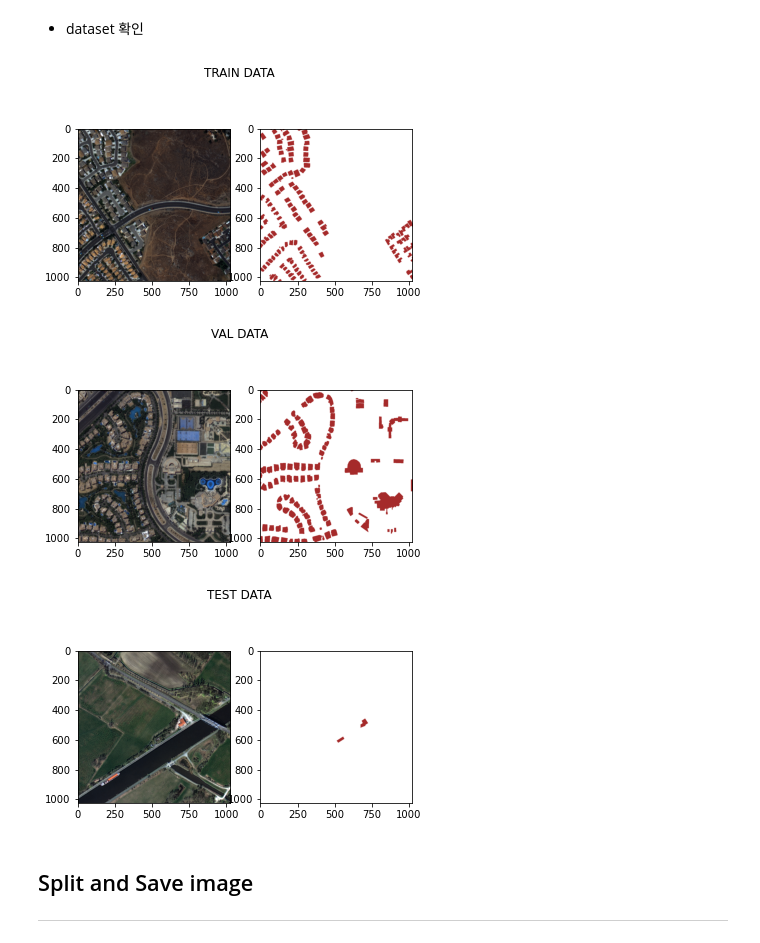
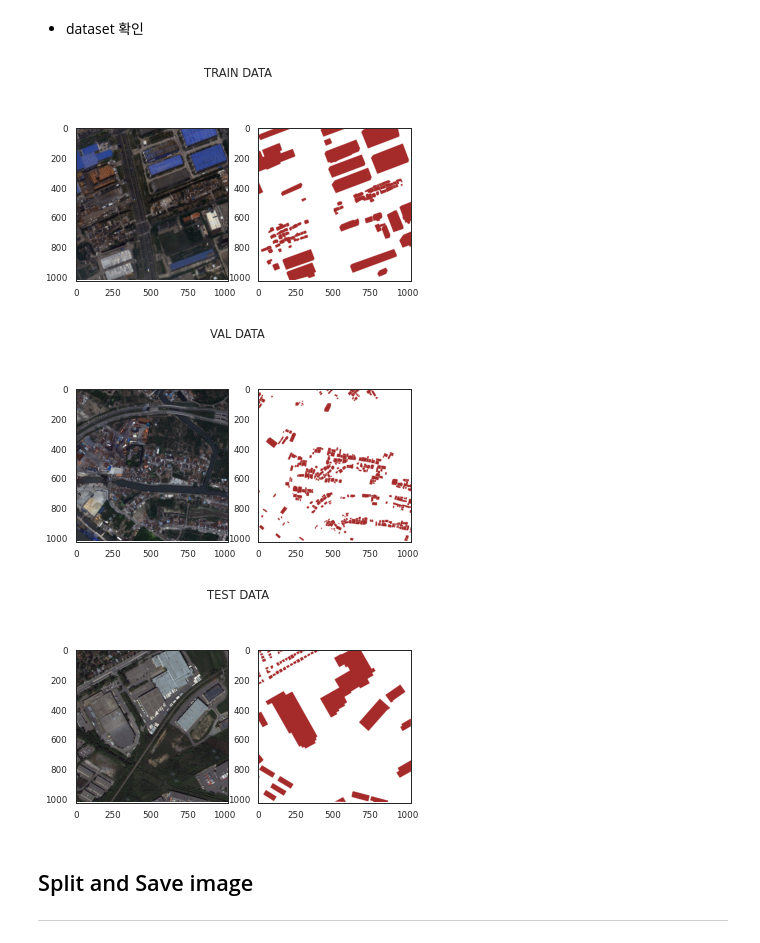
Before and after one commit to AIFFEL-FREESIA/Model, a Jupyter notebook: E3_6_Unet_building_hdf5.ipynb, the cells around one changed output. Saved outputs shown, nothing was run; the diff lists cells and outputs as text; code cells hidden in the pictures.

```diff
--- a/E3_6_Unet_building_hdf5.ipynb
+++ b/E3_6_Unet_building_hdf5.ipynb
@@ -15,9 +18,6 @@ import numpy as np
 import matplotlib.pyplot as plt
 from pathlib import Path
 
-import rasterio
-from rasterio.plot import show
-
 import math
 from tqdm import tqdm
 
@@ -28,4 +28,5 @@ import albumentations as A
 import seaborn
 seaborn.set(style='white')
 seaborn.set_context('paper')
+seaborn.set_palette("gray")
 # %% [output]
@@ -52,25 +57,25 @@ init_gpu()
 # %%
-FILE_PATH = './data/LV1_PNG_DATASET.h5'
+FILE_PATH = '/workspace/Model/data/LV1_PNG_DATASET.h5'
 BASE_TARIN_DIR = "/B/train"
 TRAIN_IMG_PATH = f'{Path(BASE_TARIN_DIR)}/img'
 TRAIN_LABEL_PATH = f'{Path(BASE_TARIN_DIR)}/label'
 TRAIN_SPLIT_DIR = f'{Path(BASE_TARIN_DIR)}/split'
-TRAIN_SPLIT_IMG_PATH = f'{Path(BASE_TARIN_DIR)}/split/img'
-TRAIN_SPLIT_LABEL_PATH = f'{Path(BASE_TARIN_DIR)}/split/label'
+TRAIN_SPLIT_IMG_PATH = f'{Path(TRAIN_SPLIT_DIR)}/img'
+TRAIN_SPLIT_LABEL_PATH = f'{Path(TRAIN_SPLIT_DIR)}/label'
 
 BASE_VAL_DIR = "/B/val"
 VAL_IMG_PATH = f'{Path(BASE_VAL_DIR)}/img'
 VAL_LABEL_PATH = f'{Path(BASE_VAL_DIR)}/label'
 VAL_SPLIT_DIR = f'{Path(BASE_VAL_DIR)}/split'
-VAL_SPLIT_IMG_PATH = f'{Path(BASE_VAL_DIR)}/split/img'
-VAL_SPLIT_LABEL_PATH = f'{Path(BASE_VAL_DIR)}/split/label'
+VAL_SPLIT_IMG_PATH = f'{Path(VAL_SPLIT_DIR)}/img'
+VAL_SPLIT_LABEL_PATH = f'{Path(VAL_SPLIT_DIR)}/label'
 
 BASE_TEST_DIR = "/B/test"
 TEST_IMG_PATH = f'{Path(BASE_TEST_DIR)}/img'
 TEST_LABEL_PATH = f'{Path(BASE_TEST_DIR)}/label'
 
-MODEL_PATH = './trained_model/E3_6_best_model.h5'
-TRAIN_RESULT_DIR = './train_result'
+MODEL_PATH = '/workspace/Model/trained_model/E3_6_best_model.h5'
+TRAIN_RESULT_DIR = '/workspace/Model/train_result'
 
 IMAGE_SIZE = 1024
 IMG_CHANNELS = 3
@@ -84,33 +89,33 @@ COLOR_MAP = [
 - dataset 확인
 # %%
 import matplotlib.pyplot as plt
-i = 0
+i = 10
 
 with h5py.File(FILE_PATH, 'r') as hdf5_file:
     plt.suptitle('TRAIN DATA')
     plt.subplot(121)
-    plt.imshow(hdf5_file['B']['train']['img'][i])
+    plt.imshow(hdf5_file[TRAIN_IMG_PATH][i])
     plt.subplot(122)
-    plt.imshow(hdf5_file['B']['train']['label'][i])
+    plt.imshow(hdf5_file[TRAIN_LABEL_PATH][i])
     plt.show()
 
     plt.suptitle('VAL DATA')
     plt.subplot(121)
-    plt.imshow(hdf5_file['B']['val']['img'][i])
+    plt.imshow(hdf5_file[VAL_IMG_PATH][i])
     plt.subplot(122)
-    plt.imshow(hdf5_file['B']['val']['label'][i])
+    plt.imshow(hdf5_file[VAL_LABEL_PATH][i])
     plt.show()
 
     plt.suptitle('TEST DATA')
     plt.subplot(121)
-    plt.imshow(hdf5_file['B']['test']['img'][i])
+    plt.imshow(hdf5_file[TEST_IMG_PATH][i])
     plt.subplot(122)
-    plt.imshow(hdf5_file['B']['test']['label'][i])
+    plt.imshow(hdf5_file[TEST_LABEL_PATH][i])
     plt.show()
 # %% [output]
-[figure, old version]
+[figure, new version]
-[figure, old version]
+[figure, new version]
-[figure, old version]
+[figure, new version]
 # %% [markdown]
 ## Split and Save image
 ---
```
Also changed, not shown: parts of 25 cells of this notebook.
